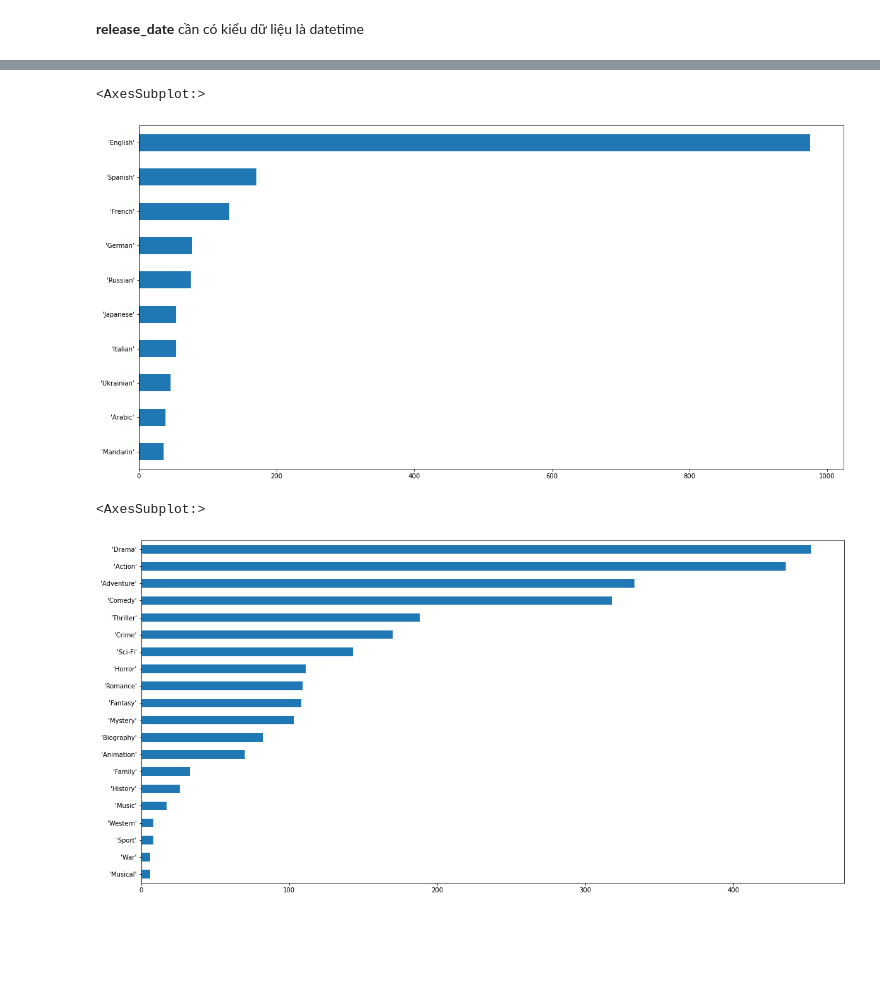
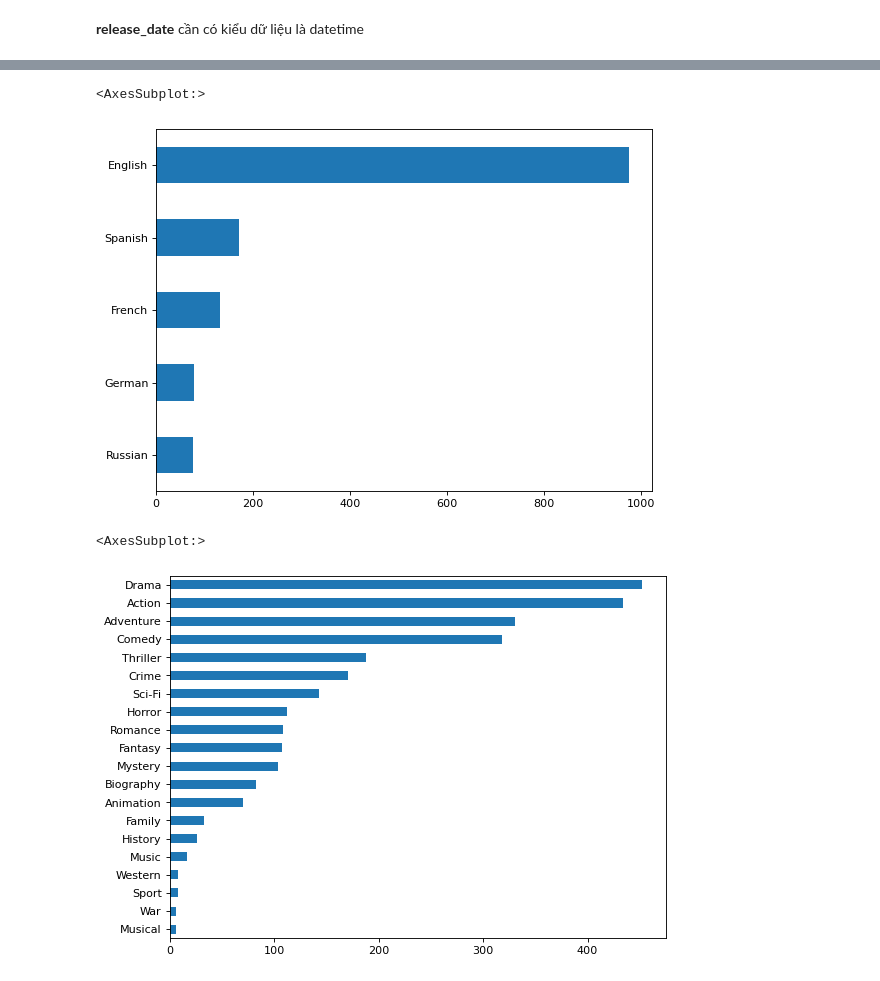
Before and after one commit to TrungTechh/Introduction-to-Data-Science, a Jupyter notebook: preprocess.ipynb, the cells around one changed output, grey strips where cells are left out. Cells and saved outputs as stored; diff of their text form; code cells hidden in the pictures; blank space fills up the shorter version.

```diff
--- a/preprocess.ipynb
+++ b/preprocess.ipynb
@@ -86,12 +101,15 @@ min:  115.989
 # %%
-a = md['language'].apply(lambda x: x[1:-1].split(', ')).explode().value_counts().head(10)
+plt.figure(figsize=(8, 6), dpi=80)
+
+a = md['language'].apply(lambda x: x.split(', ')).explode().value_counts().head(5)
 a[::-1].plot.barh()
 # %% [output]
 <AxesSubplot:>
-[figure, old version]
+[figure, new version]
 # %%
-a = md['genre'].apply(lambda x: x[1:-1].split(', ')).explode().value_counts().head(20)
+plt.figure(figsize=(8, 6), dpi=80)
+a = md['genre'].apply(lambda x: x.split(', ')).explode().value_counts().head(20)
 a[::-1].plot.barh()
 # %% [output]
 <AxesSubplot:>
-[figure, old version]
+[figure, new version]
```
Also changed, not shown: parts of 7 cells of this notebook, 2 other files.
